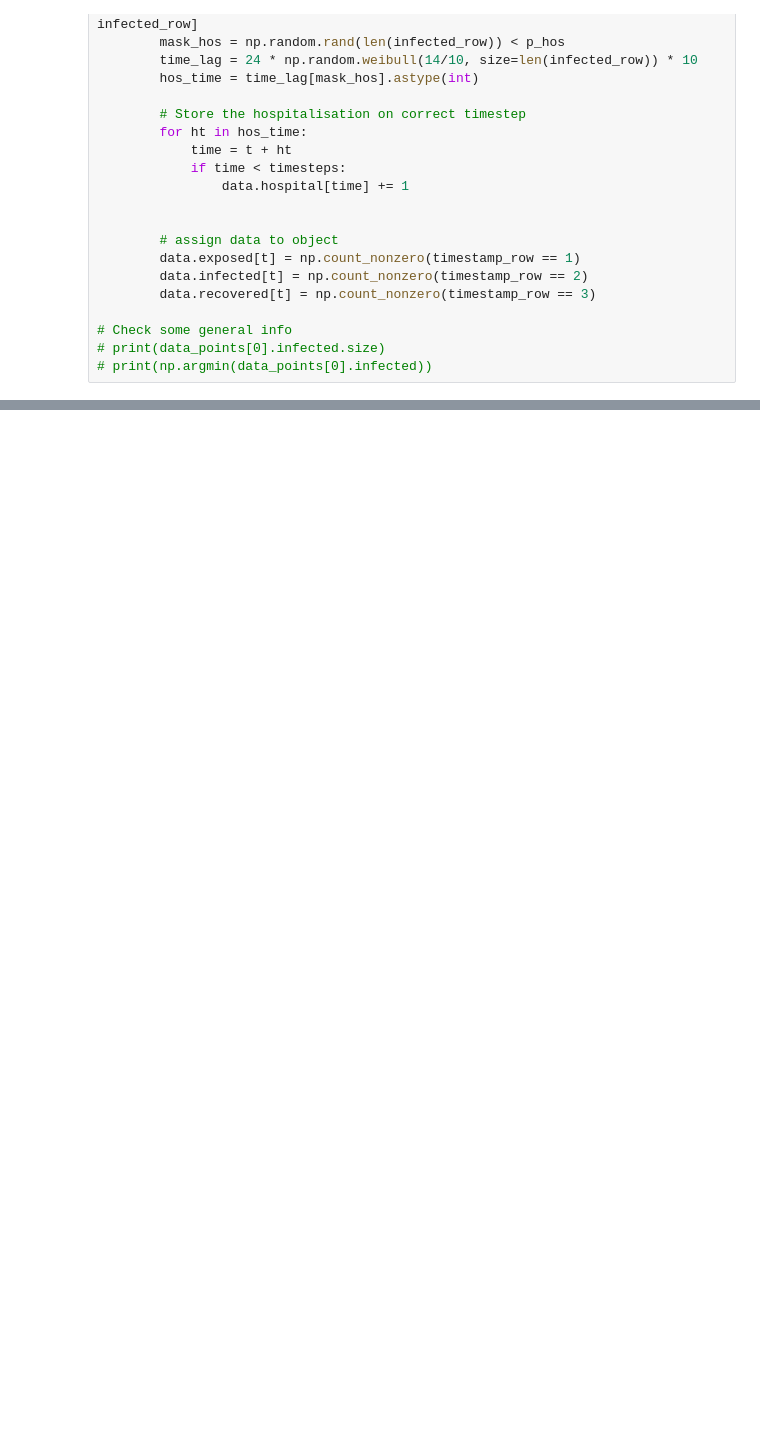
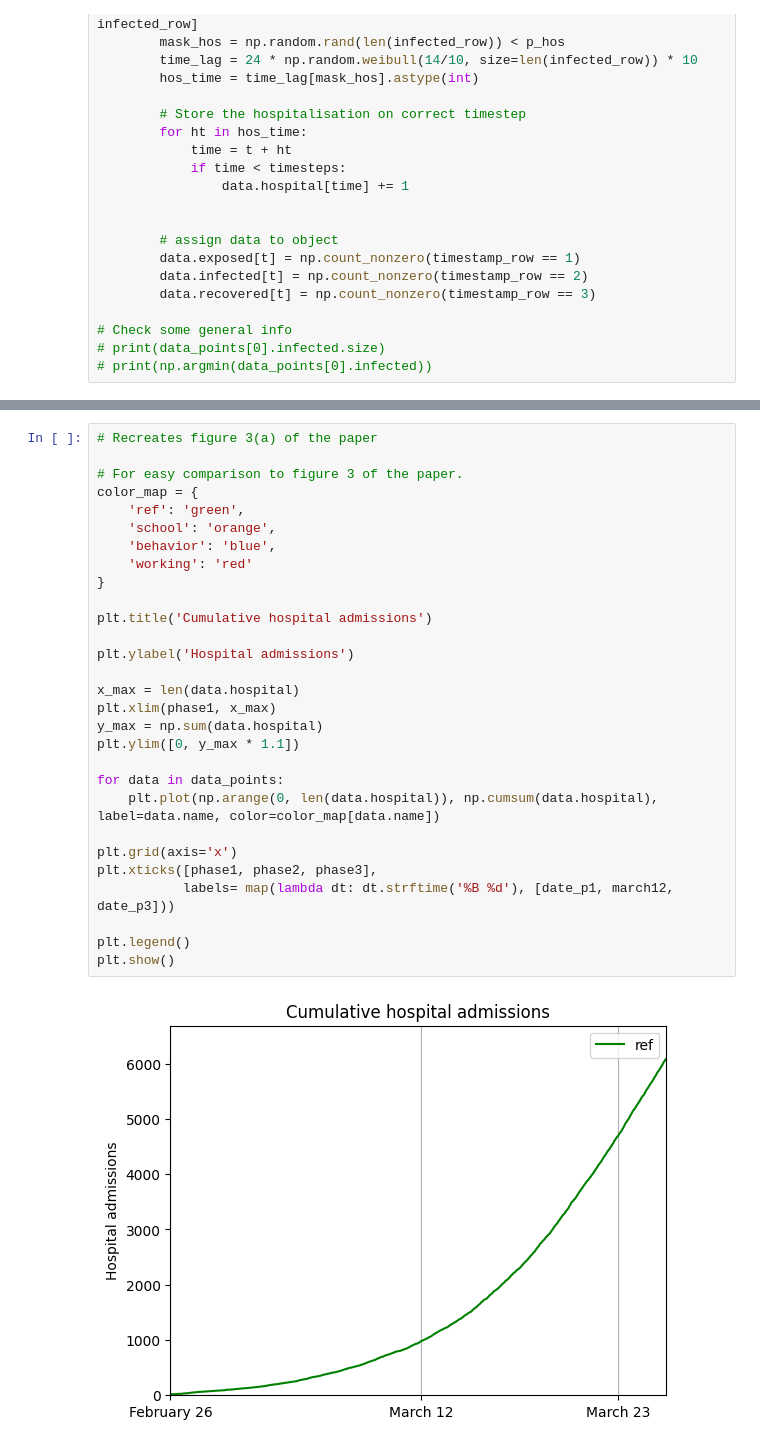
Before and after one commit to larsdekwant/covid-gravity-model, a Jupyter notebook: analysis.ipynb, the cells around one changed output, grey strips where cells are left out. Cells and saved outputs as stored; diff of their text form; blank space fills up the shorter version.

```diff
--- a/analysis.ipynb
+++ b/analysis.ipynb
@@ -228,0 +226,31 @@ plt.show()
+# %%
+# Recreates figure 3(a) of the paper
+
+# For easy comparison to figure 3 of the paper.
+color_map = {
+    'ref': 'green',
+    'school': 'orange',
+    'behavior': 'blue',
+    'working': 'red'
+}
+
+plt.title('Cumulative hospital admissions')
+
+plt.ylabel('Hospital admissions')
+
+x_max = len(data.hospital)
+plt.xlim(phase1, x_max)
+y_max = np.sum(data.hospital)
+plt.ylim([0, y_max * 1.1])
+
+for data in data_points:
+    plt.plot(np.arange(0, len(data.hospital)), np.cumsum(data.hospital), label=data.name, color=color_map[data.name])
+
+plt.grid(axis='x')
+plt.xticks([phase1, phase2, phase3],
+           labels= map(lambda dt: dt.strftime('%B %d'), [date_p1, march12, date_p3]))
+
+plt.legend()
+plt.show()
+# %% [output]
+[figure, added]
```
Also changed, not shown: parts of 5 cells of this notebook, 4 other files.
